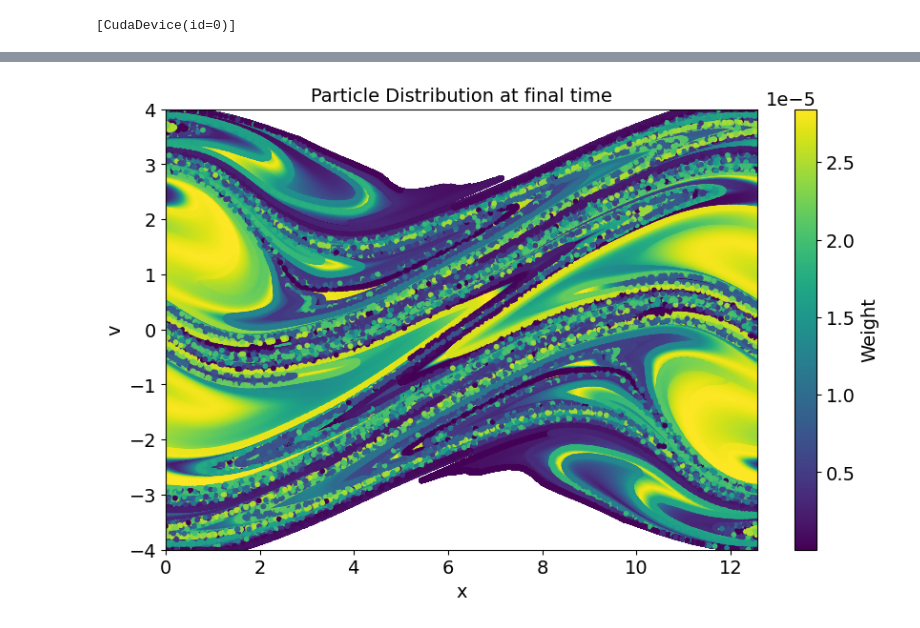
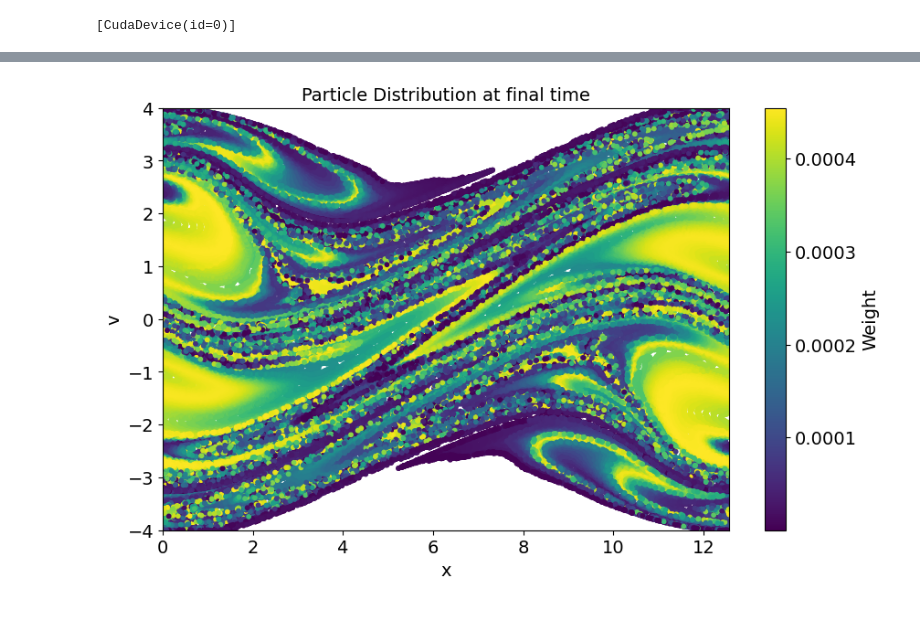
Before and after one commit to maguerrap/vlasov-poisson, a Jupyter notebook: notebooks/Vlasov-Poisson-solver-particle-jax.ipynb, the cells around one changed output, grey strips where cells are left out. Drawn from its saved outputs; the diff is of its cells as text; code cells hidden in the pictures.

```diff
--- a/notebooks/Vlasov-Poisson-solver-particle-jax.ipynb
+++ b/notebooks/Vlasov-Poisson-solver-particle-jax.ipynb
@@ -101,7 +101,7 @@ class VlasovPoissonSolverParticles(VlasovPoissonSolver):
 
             # Compute weights for each x
             def compute_weights(x,v):
-                normalization_factor = (1 + epsilon * jnp.cos(beta * x)) * mesh.dx
+                #normalization_factor = (1 + epsilon * jnp.cos(beta * x)) * mesh.dx
                 weights = f(x, v) * mesh.dx * mesh.dv
                 weight_sum = jnp.sum(weights)
                 return weights
@@ -327,8 +327,8 @@ def two_stream_distribution(x, v, alpha, k):
 #    return (alpha * jnp.exp(-0.5 * (x - mu1)**2) + (1 - alpha) * jnp.exp(-0.5 * (v - mu2)**2)) / jnp.sqrt(2 * jnp.pi)
 # %%
 # Problem setup
-nx = 1024
-nv = 1024
+nx = 256
+nv = 256
 dt = 0.1
 t_final = 30  # Adjusted for demonstration purposes
 num_steps = int(t_final/dt)
@@ -349,7 +349,7 @@ f_iv_ = lambda x, v: two_stream_distribution(x, v, alpha, k_0)
 solver = VlasovPoissonSolverParticles(mesh=mesh, dt=dt, f_eq=jnp.array(f_eq), f_eq_=f_eq_)
 # %%
 # Generate particles using the two-stream distribution
-particles = solver.generate_particles_two_stream(f_iv_, epsilon, k_0)
+particles_init = solver.generate_particles_two_stream(f_iv_, alpha, k_0)
 
 # Generate particles for the equilibrium distribution
 equilibrium_particles = solver.generate_particles_equilibrium_two_stream()
@@ -407,9 +392,6 @@ plot_particles(particles, mesh)
 # %%
-#a_k = 0.05
-#H = lambda x: a_k * jnp.cos(k_0 * x)  # External field function H(x)
-
-update_particles = solver.verlet_integration_particles(particles, num_steps)
+updated_particles = solver.verlet_integration_particles(particles_init, num_steps)
 # %%
-plot_particles(update_particles, mesh)
+plot_particles(updated_particles, mesh)
 # %% [output]
-[figure, old version]
+[figure, new version]
```
Also changed, not shown: parts of 9 cells of this notebook.
